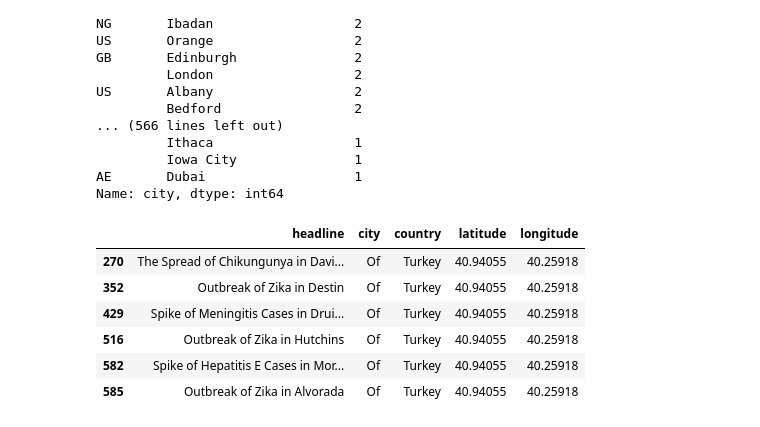
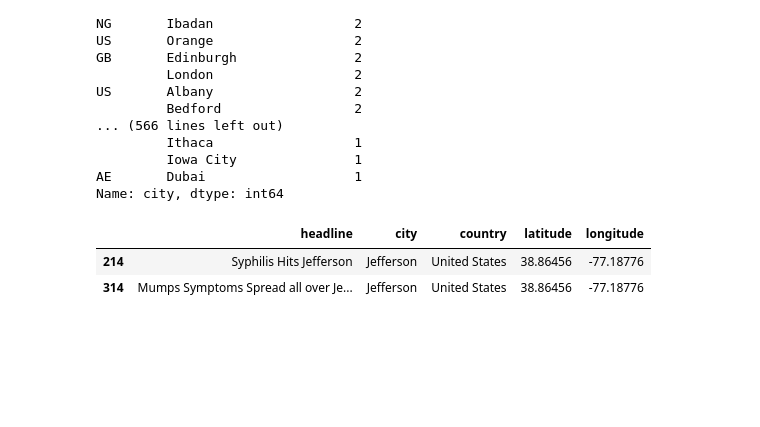
Before and after one commit to johnsonvino/discovering-disease-outbreaks, a Jupyter notebook: notebooks/AddingLatitudeandLongitudeCoordinates.ipynb, the cells around one changed output. Cells and saved outputs as stored; diff of their text form; code cells hidden in the pictures; blank space fills up the shorter version.

```diff
--- a/notebooks/AddingLatitudeandLongitudeCoordinates.ipynb
+++ b/notebooks/AddingLatitudeandLongitudeCoordinates.ipynb
@@ -112,12 +112,8 @@ US       Albany                  2
 AE       Dubai                   1
 Name: city, dtype: int64
 # %%
-df.loc[df['city'] == "Of"]
+df.loc[df['city'] == "Jefferson"]
 # %% [output]
 |  | headline | city | country | latitude | longitude |
-| 270 | The Spread of Chikungunya in Davi... | Of | Turkey | 40.94055 | 40.25918 |
-| 352 | Outbreak of Zika in Destin | Of | Turkey | 40.94055 | 40.25918 |
-| 429 | Spike of Meningitis Cases in Drui... | Of | Turkey | 40.94055 | 40.25918 |
-| 516 | Outbreak of Zika in Hutchins | Of | Turkey | 40.94055 | 40.25918 |
-| 582 | Spike of Hepatitis E Cases in Mor... | Of | Turkey | 40.94055 | 40.25918 |
-| 585 | Outbreak of Zika in Alvorada | Of | Turkey | 40.94055 | 40.25918 |
+| 214 | Syphilis Hits Jefferson | Jefferson | United States | 38.86456 | -77.18776 |
+| 314 | Mumps Symptoms Spread all over Je... | Jefferson | United States | 38.86456 | -77.18776 |
```
Also changed, not shown: 1 other file.
